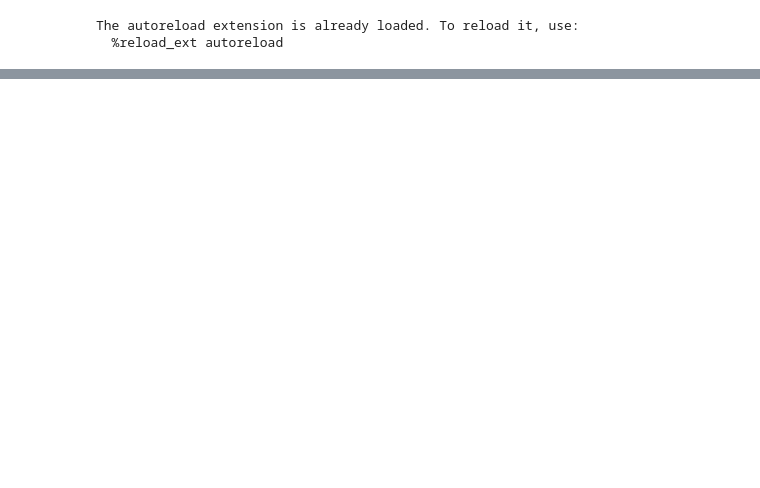
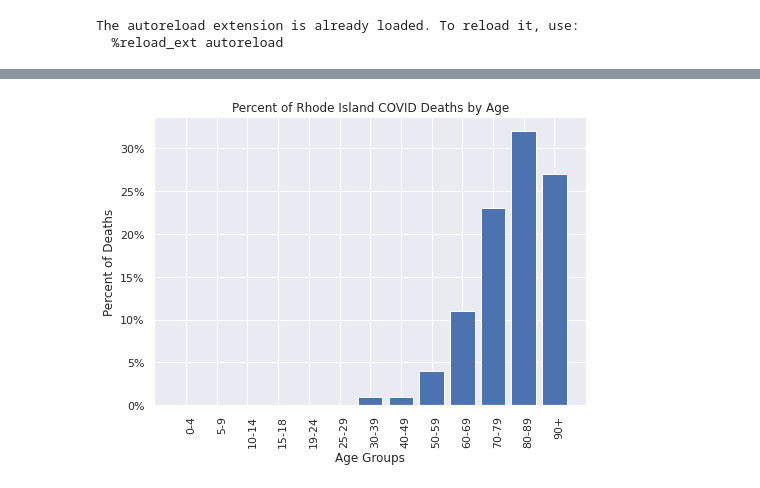
Before and after one commit to zdubash/rhody-covid, a Jupyter notebook: Computational-Essay.ipynb, the cells around one changed output, grey strips where cells are left out. Saved outputs shown, nothing was run; the diff lists cells and outputs as text; code cells hidden in the pictures; blank space fills up the shorter version.

```diff
--- a/Computational-Essay.ipynb
+++ b/Computational-Essay.ipynb
@@ -94,0 +72,4 @@ dataByNeighbourhood.sort_values('count', ascending=False).head(10)
+# %%
+plot.plot_demographic_data("Age_Deaths", plot.clean_demographic_data("Age_Deaths"))
+# %% [output]
+[figure, added]
```
Also changed, not shown: parts of 37 cells of this notebook, 3 other files.
